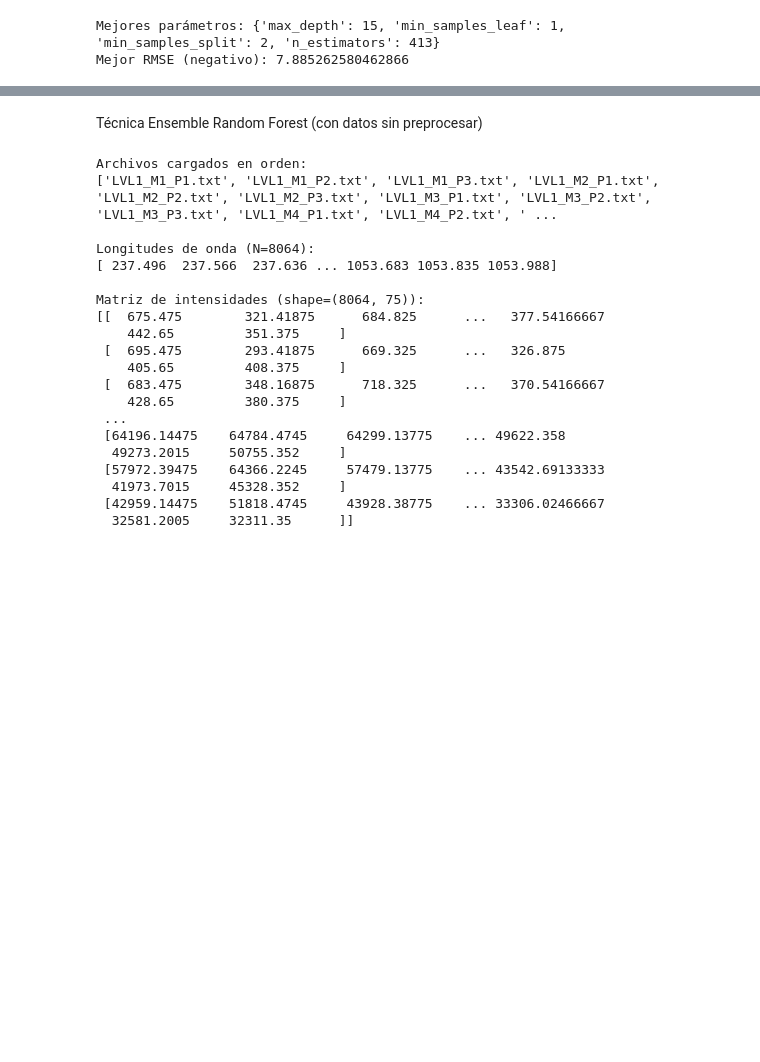
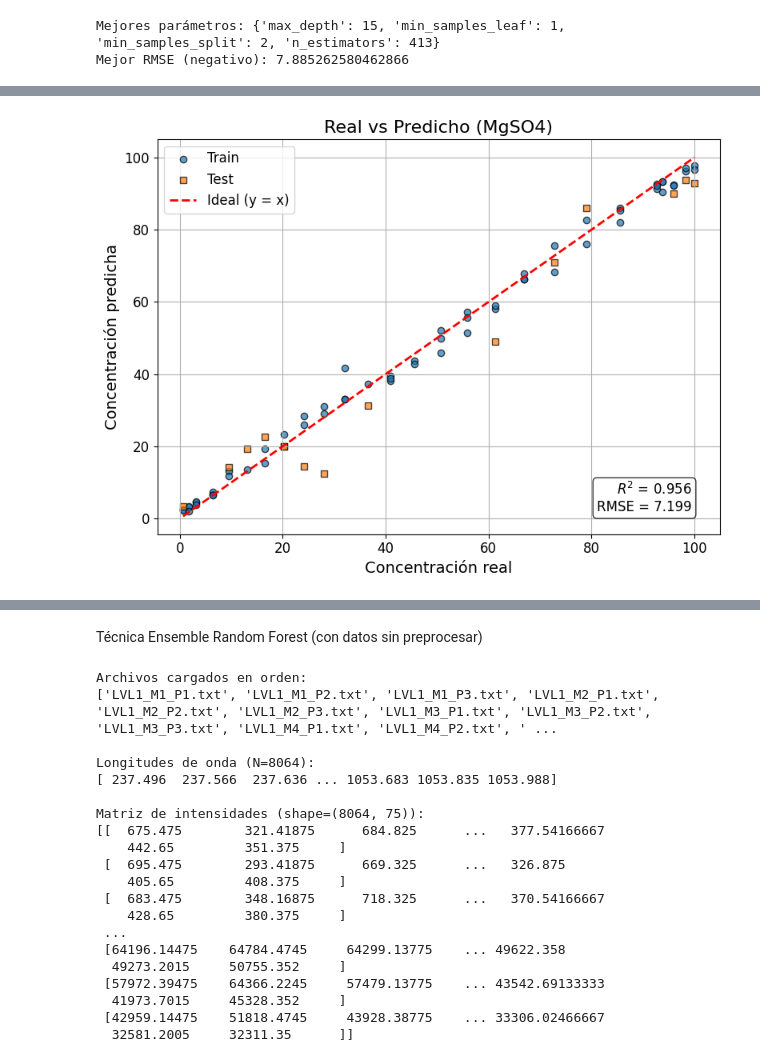
Before and after one commit to elsamoreno/LIBS_QUANTIFICATION_INTA, a Jupyter notebook: Machine Learning/Ensemble_Random_Forest.ipynb, the cells around one changed output, grey strips where cells are left out. Cells and saved outputs as stored; diff of their text form; code cells hidden in the pictures; blank space fills up the shorter version.

```diff
--- a/Machine Learning/Ensemble_Random_Forest.ipynb
+++ b/Machine Learning/Ensemble_Random_Forest.ipynb
@@ -193,0 +259,66 @@ plt.show()
+# %%
+import numpy as np
+import matplotlib.pyplot as plt
+from sklearn.metrics import mean_squared_error, r2_score
+
+# ————— Datos: y_train2, y_pred_train2, y_test2, y_pred2 —————
+# Asumo ya definidos:
+#   y_train2       (n_train,)
+#   y_pred_train2  (n_train,)
+#   y_test2        (n_test,)
+#   y_pred2        (n_test,)
+
+# ————— Cálculo de métricas —————
+mse_test2 = mean_squared_error(y_test2, y_pred2)
+rmse_test2 = np.sqrt(mse_test2)
+r2_test2 = r2_score(y_test2, y_pred2)
+
+# ————— Plot único —————
+fig, ax = plt.subplots(figsize=(8,6))
+
+# Train
+ax.scatter(
+    y_train2, y_pred_train2,
+    c='C0', marker='o', edgecolor='k', alpha=0.7,
+    label='Train'
+)
+# Test
+ax.scatter(
+    y_test2, y_pred2,
+    c='C1', marker='s', edgecolor='k', alpha=0.7,
+    label='Test'
+)
+
+# Línea de identidad
+mn = min(y_train2.min(), y_test2.min(), y_pred_train2.min(), y_pred2.min())
+mx = max(y_train2.max(), y_test2.max(), y_pred_train2.max(), y_pred2.max())
+ax.plot([mn, mx], [mn, mx], 'r--', lw=2, label='Ideal (y = x)')
+
+# Etiquetas y título
+ax.set_xlabel("Concentración real", fontsize=14)
+ax.set_ylabel("Concentración predicha", fontsize=14)
+ax.set_title("Real vs Predicho (MgSO4)", fontsize=16)
+
+# Cuadro con métricas de TEST
+text_str = f"$R^2$ = {r2_test2:.3f}\nRMSE = {rmse_test2:.3f}"
+ax.text(
+    0.95, 0.05, text_str,
+    transform=ax.transAxes,
+    va='bottom', ha='right',
+    fontsize=12,
+    bbox=dict(boxstyle="round,pad=0.3", facecolor="white", alpha=0.8)
+)
+
+# Leyenda
+leg = ax.legend(loc='upper left', fontsize=12)
+for txt in leg.get_texts():
+    txt.set_fontsize(12)
+
+# Estilo de ejes y cuadrícula
+ax.tick_params(axis='both', labelsize=12)
+ax.grid(True)
+
+plt.tight_layout()
+plt.show()
+# %% [output]
+[figure, added]
```
Also changed, not shown: parts of 5 cells of this notebook, 11 other files.
